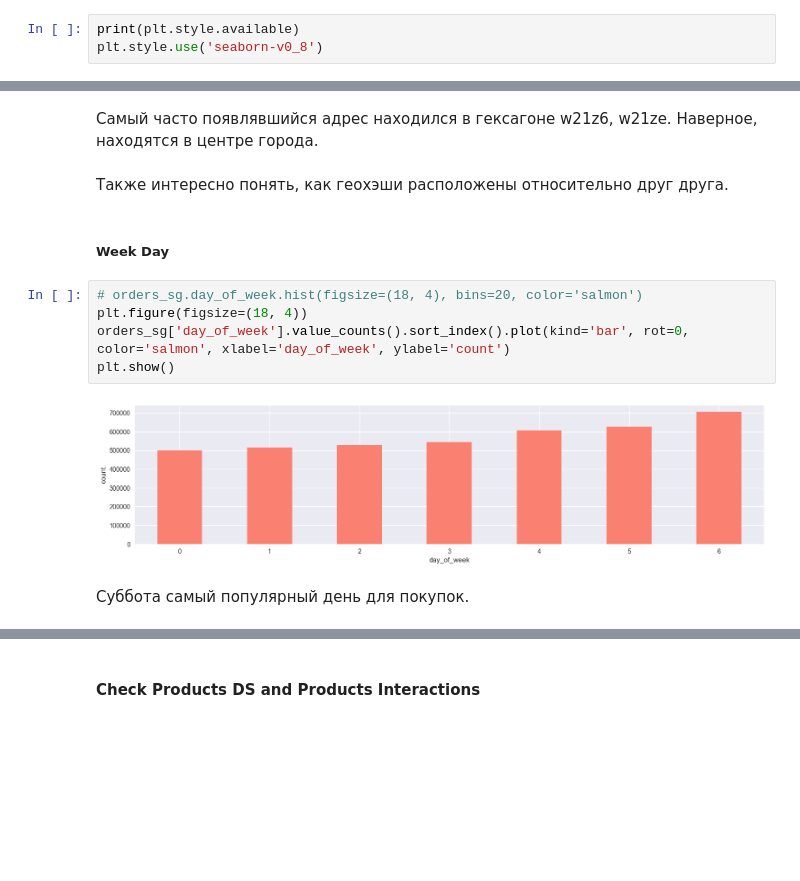
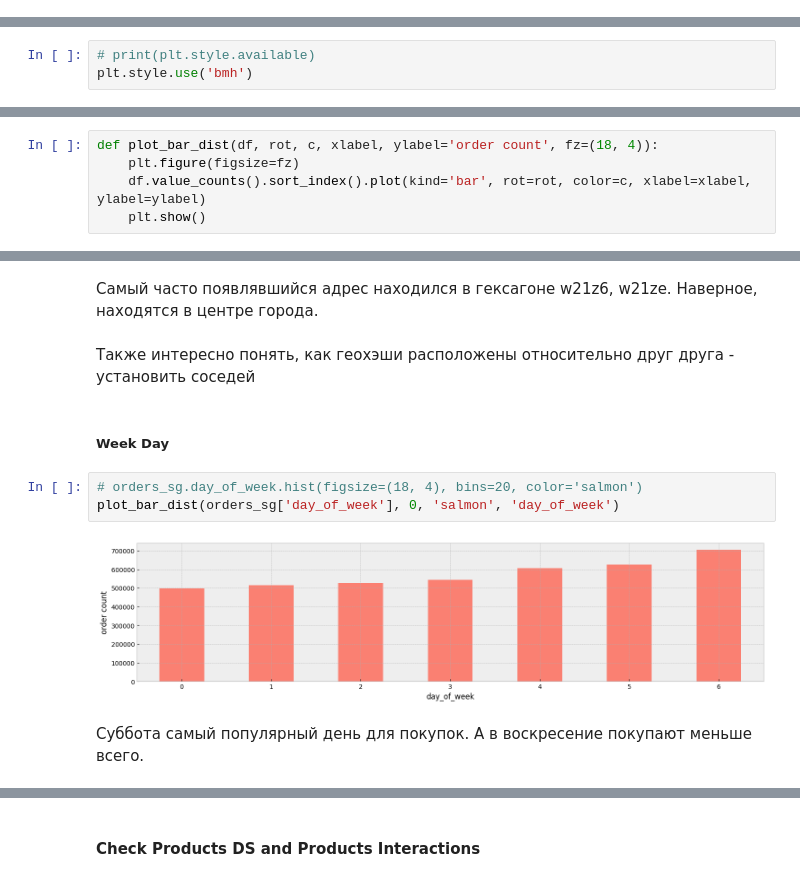
Before and after one commit to natalia-sd/RecSys_ShopCartPred, a Jupyter notebook: EDA.ipynb, the cells around one changed output, grey strips where cells are left out. Cells and saved outputs as stored; diff of their text form; blank space fills up the shorter version.

```diff
--- a/EDA.ipynb
+++ b/EDA.ipynb
@@ -37,6 +46,3 @@ INFO: Pandarallel will use standard multiprocessing data transfer (pipe) to tran
 
 WARNING: You are on Windows. If you detect any issue with pandarallel, be sure you checked out the Troubleshooting page:
 https://nalepae.github.io/pandarallel/troubleshooting/
-# %%
-print(plt.style.available)
-plt.style.use('seaborn-v0_8')
@@ -45,4 +49,7 @@ plt.style.use('seaborn-v0_8')
 # %%
 # import matplotlib.colors as colors
 # import matplotlib.cm as cmx
+# %%
+# print(plt.style.available)
+plt.style.use('bmh')
 # %%
@@ -59,6 +66,11 @@ class color:
     BOLD = '\033[1m'
     UNDERLINE = '\033[4m'
     END = '\033[0m'
+# %%
+def plot_bar_dist(df, rot, c, xlabel, ylabel='order count', fz=(18, 4)):
+    plt.figure(figsize=fz)
+    df.value_counts().sort_index().plot(kind='bar', rot=rot, color=c, xlabel=xlabel, ylabel=ylabel)
+    plt.show()
 # %%
 def count_cross_plot(df_k, col_base, col_dop, agg='count', cmap='Set2'):
     df = pd.pivot_table(
@@ -479,18 +502,16 @@ plt.show()
 # %% [markdown]
 Самый часто появлявшийся адрес находился в гексагоне w21z6, w21ze. Наверное, находятся в центре города.
 # %% [markdown]
-Также интересно понять, как геохэши расположены относительно друг друга.
+Также интересно понять, как геохэши расположены относительно друг друга - установить соседей
 # %% [markdown]
 ##### Week Day
 # %%
 # orders_sg.day_of_week.hist(figsize=(18, 4), bins=20, color='salmon')
-plt.figure(figsize=(18, 4))
-orders_sg['day_of_week'].value_counts().sort_index().plot(kind='bar', rot=0, color='salmon', xlabel='day_of_week', ylabel='count')
-plt.show()
+plot_bar_dist(orders_sg['day_of_week'], 0, 'salmon', 'day_of_week')
 # %% [output]
-[figure, old version]
+[figure, new version]
 # %% [markdown]
-Суббота самый популярный день для покупок.
+Суббота самый популярный день для покупок. А в воскресение покупают меньше всего.
 # %%
 count_cross_plot(orders_sg, 'day_of_week', 'geohash', 'sum', 'Accent')
 # %% [output]
```
Also changed, not shown: parts of 175 cells of this notebook.
